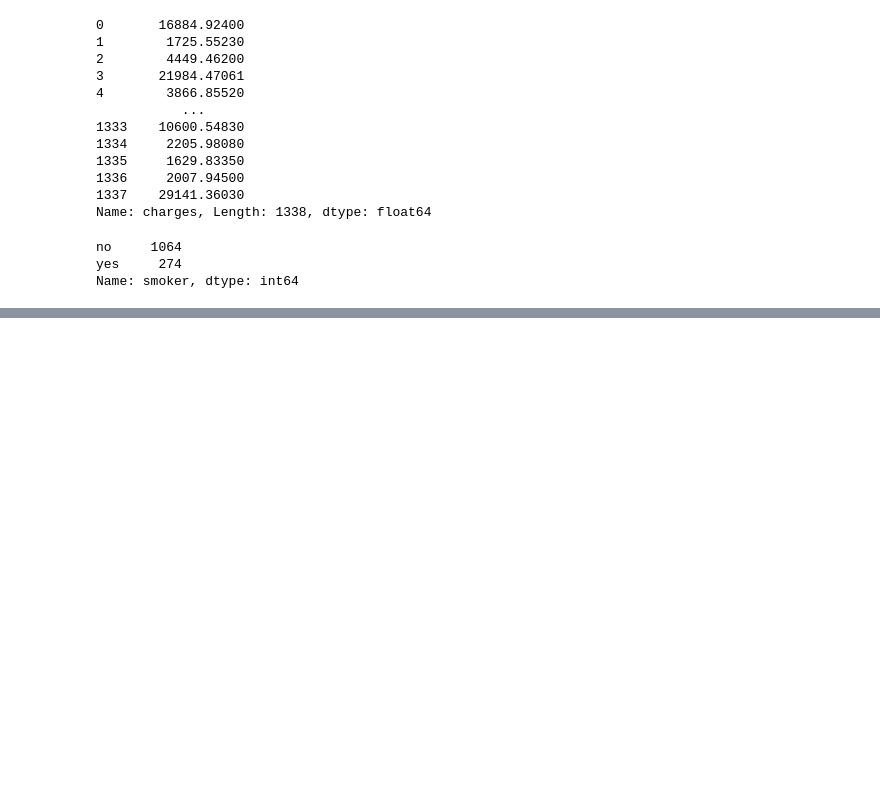
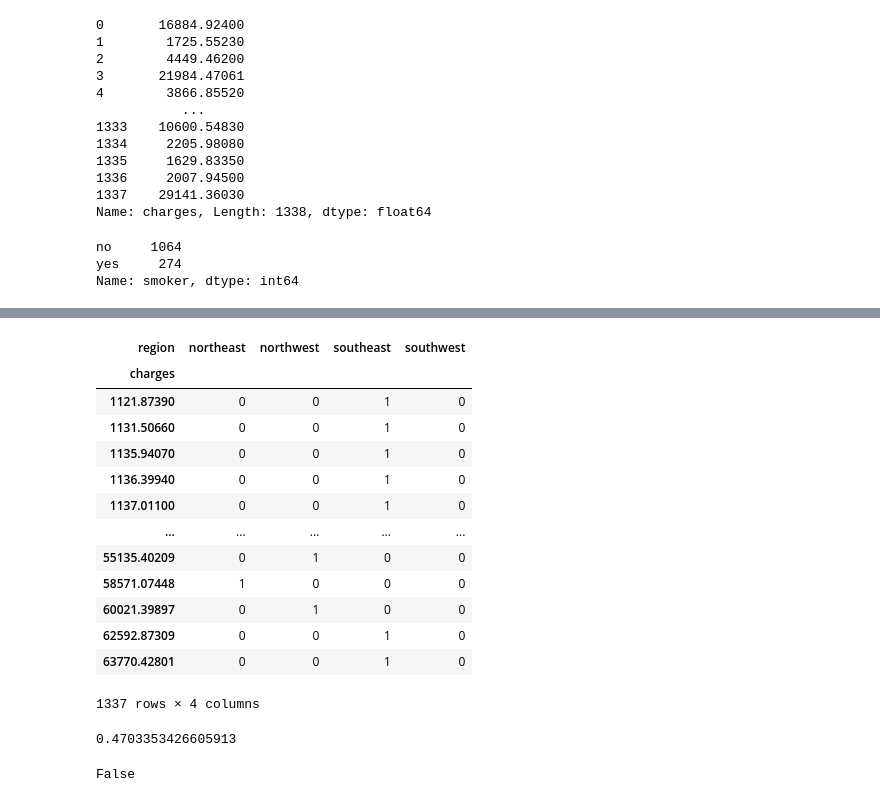
Before and after one commit to shellymduncan/Hypothesis-Testing-with-Insurance-Data-Core-, a Jupyter notebook: Hypothesis Testing with Insurance Data (Core).ipynb, the cells around one changed output, grey strips where cells are left out. Cells and saved outputs as stored; diff of their text form; code cells hidden in the pictures; blank space fills up the shorter version.

```diff
--- a/Hypothesis Testing with Insurance Data (Core).ipynb
+++ b/Hypothesis Testing with Insurance Data (Core).ipynb
@@ -118,0 +261,19 @@ sns.barplot(data = df, x = 'smoker', y = 'charges');
+# %%
+# calculate the contingency table with pd.cross-tab
+table = pd.crosstab(df['charges'], df['region'])
+table
+# %% [output]
+| region | northeast | northwest | southeast | southwest |
+| charges |  |  |  |  |
+| 1121.87390 | 0 | 0 | 1 | 0 |
+| 1131.50660 | 0 | 0 | 1 | 0 |
+| 1135.94070 | 0 | 0 | 1 | 0 |
+| 1136.39940 | 0 | 0 | 1 | 0 |
+| 1137.01100 | 0 | 0 | 1 | 0 |
+| ... | ... | ... | ... | ... |
+| 55135.40209 | 0 | 1 | 0 | 0 |
+| 58571.07448 | 1 | 0 | 0 | 0 |
+| 60021.39897 | 0 | 1 | 0 | 0 |
+| 62592.87309 | 0 | 0 | 1 | 0 |
+| 63770.42801 | 0 | 0 | 1 | 0 |
+1337 rows × 4 columns
@@ -118,0 +284,7 @@ sns.barplot(data = df, x = 'smoker', y = 'charges');
+# %%
+# what is the p value
+print(p)
+p < 0.05
+# %% [output]
+0.4703353426605913
+False
```
Also changed, not shown: parts of 34 cells of this notebook.
